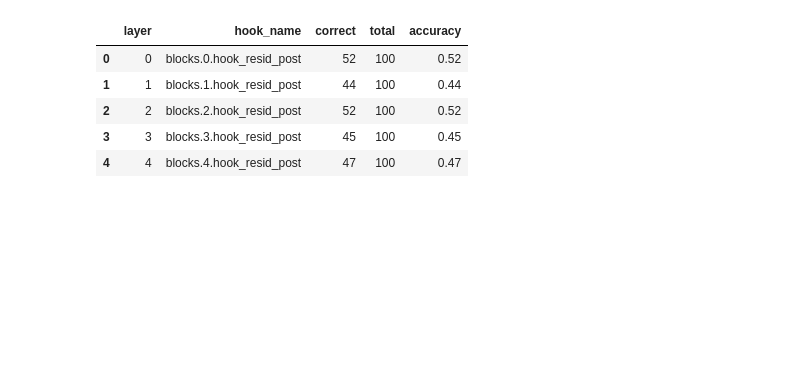
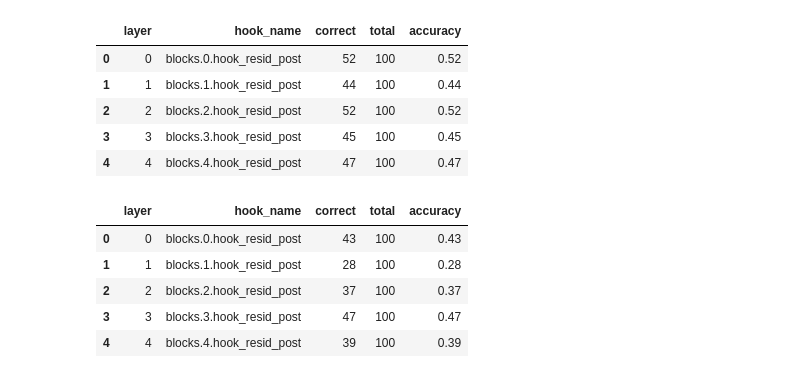
Before and after one commit to samrudh123/Viveka, a Jupyter notebook: svd/analysis.ipynb, the cells around one changed output. Cells and saved outputs as stored; diff of their text form; code cells hidden in the pictures; blank space fills up the shorter version.

```diff
--- a/svd/analysis.ipynb
+++ b/svd/analysis.ipynb
@@ -17 +19,11 @@ fig = px.line(df, x="layer", y="accuracy", title="Accuracy v/s Layer with 100 ge
 fig.show()
+# %%
+df_1 = pd.read_csv('layer_ablation_results_2.csv')
+df_1.head()
+# %% [output]
+|  | layer | hook_name | correct | total | accuracy |
+| 0 | 0 | blocks.0.hook_resid_post | 43 | 100 | 0.43 |
+| 1 | 1 | blocks.1.hook_resid_post | 28 | 100 | 0.28 |
+| 2 | 2 | blocks.2.hook_resid_post | 37 | 100 | 0.37 |
+| 3 | 3 | blocks.3.hook_resid_post | 47 | 100 | 0.47 |
+| 4 | 4 | blocks.4.hook_resid_post | 39 | 100 | 0.39 |
```
Also changed, not shown: parts of 6 cells of this notebook, 3 other files.
